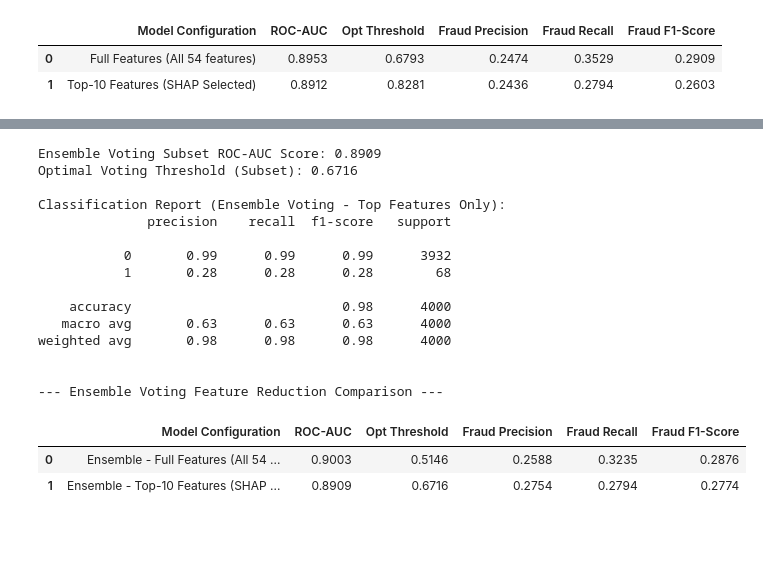
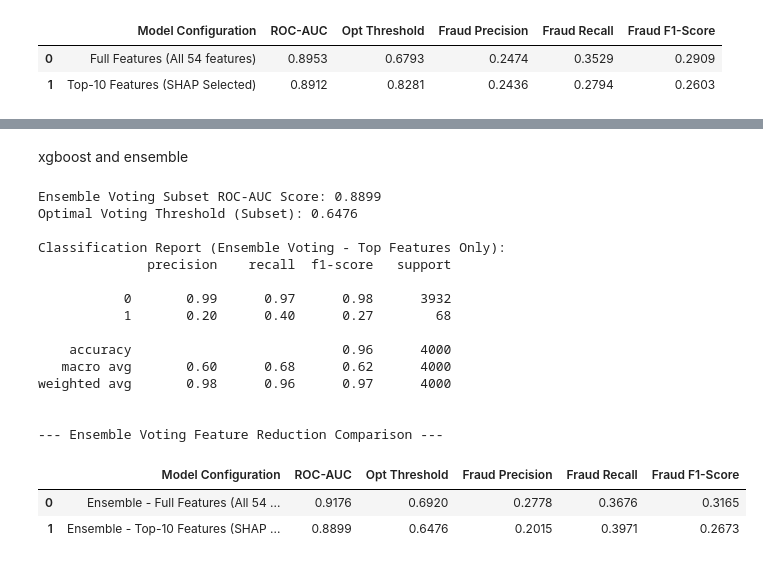
Before and after one commit to vireona/Credit-Card-Fraud-Detection, a Jupyter notebook: credit_card_project.ipynb, the cells around one changed output, grey strips where cells are left out. Cells and saved outputs as stored; diff of their text form; code cells hidden in the pictures; blank space fills up the shorter version.

```diff
--- a/credit_card_project.ipynb
+++ b/credit_card_project.ipynb
@@ -592,7 +926,8 @@ models = {
     'Random Forest': rf_model,
     'XGBoost': xgb_model,
     'LightGBM': lgb_model,
-    'Decision Tree': dt_model
+    'Decision Tree': dt_model,
+    'CatBoost': cat_model
 }
 
 results = []
@@ -653,12 +989,12 @@ import numpy as np
 from sklearn.metrics import precision_recall_curve, classification_report, roc_auc_score
 
 # 1. Get probabilities from each trained model
-y_prob_rf = rf_model.predict_proba(X_test_encoded)[:, 1]
+y_prob_cat = cat_model.predict_proba(X_test_encoded)[:, 1]
 y_prob_xgb = xgb_model.predict_proba(X_test_encoded)[:, 1]
 y_prob_lgb = lgb_model.predict_proba(X_test_encoded)[:, 1]
 
 # 2. Average them together for soft voting
-y_prob_voting = (y_prob_rf + y_prob_xgb + y_prob_lgb) / 3
+y_prob_voting = (y_prob_cat + y_prob_xgb + y_prob_lgb) / 3
 
 # 3. Print ROC-AUC Score
 print(
@@ -710,7 +1046,8 @@ models = {
     'LightGBM': y_prob_lgb,
     'XGBoost': y_prob_xgb,
     'Ensemble Voting': y_prob_voting,
-    'Decision Tree': dt_model.predict_proba(X_test_encoded)[:, 1]
+    'Decision Tree': dt_model.predict_proba(X_test_encoded)[:, 1],
+    'CatBoost': y_prob_cat
 }
 
 results = []
@@ -1154,3 +1589,5 @@ weighted avg       0.97      0.97      0.97      4000
+# %% [markdown]
+xgboost and ensemble
 # %%
 import pandas as pd
 import numpy as np
@@ -1169,12 +1606,12 @@ xgb_subset_model = XGBClassifier(
 xgb_subset_model.fit(X_train_subset, y_train)
 
 # 2. Get subset probabilities from all three ensemble members
-y_prob_rf_sub = rf_subset_model.predict_proba(X_test_subset)[:, 1]
+y_prob_cat_sub = cat_subset_model.predict_proba(X_test_subset)[:, 1]
 y_prob_xgb_sub = xgb_subset_model.predict_proba(X_test_subset)[:, 1]
 y_prob_lgb_sub = lgb_subset_model.predict_proba(X_test_subset)[:, 1]
 
 # 3. Average them for the Subset Voting Ensemble
-y_prob_voting_sub = (y_prob_rf_sub + y_prob_xgb_sub + y_prob_lgb_sub) / 3
+y_prob_voting_sub = (y_prob_cat_sub + y_prob_xgb_sub + y_prob_lgb_sub) / 3
 
 # 4. Evaluate Subset Voting Ensemble
 roc_voting_sub = roc_auc_score(y_test, y_prob_voting_sub)
@@ -1195,7 +1632,7 @@ print(classification_report(y_test, y_pred_voting_sub))
 
 # --- 5. Comparative Evaluation (Full Features vs. Subset Features) ---
 y_prob_voting_full = (
-    rf_model.predict_proba(X_test_encoded)[:, 1] +
+    cat_model.predict_proba(X_test_encoded)[:, 1] +
     xgb_model.predict_proba(X_test_encoded)[:, 1] +
     lgb_model.predict_proba(X_test_encoded)[:, 1]
 ) / 3
@@ -1218,42 +1655,42 @@ comparison_data_voting = [
         'ROC-AUC': round(roc_voting_full, 4),
         'Opt Threshold': round(best_thresh_voting_full, 4),
         'Fraud Precision': round(p_v_f[1], 4) if len(p_v_f) > 1 else 0.0,
         'Fraud Recall': round(r_v_f[1], 4) if len(r_v_f) > 1 else 0.0,
         'Fraud F1-Score': round(f_v_f[1], 4) if len(f_v_f) > 1 else 0.0
     },
     {
         'Model Configuration': f'Ensemble - Top-{len(selected_features)} Features (SHAP Selected)',
         'ROC-AUC': round(roc_voting_sub, 4),
         'Opt Threshold': round(best_thresh_voting_sub, 4),
         'Fraud Precision': round(p_v_s[1], 4) if len(p_v_s) > 1 else 0.0,
         'Fraud Recall': round(r_v_s[1], 4) if len(r_v_s) > 1 else 0.0,
         'Fraud F1-Score': round(f_v_s[1], 4) if len(f_v_s) > 1 else 0.0
     }
 ]
 
 comparison_voting_df = pd.DataFrame(comparison_data_voting)
 
 print("\n--- Ensemble Voting Feature Reduction Comparison ---")
 display(comparison_voting_df)
 # %% [output]
-Ensemble Voting Subset ROC-AUC Score: 0.8909
-Optimal Voting Threshold (Subset): 0.6716
+Ensemble Voting Subset ROC-AUC Score: 0.8899
+Optimal Voting Threshold (Subset): 0.6476
 
 Classification Report (Ensemble Voting - Top Features Only):
               precision    recall  f1-score   support
 
-           0       0.99      0.99      0.99      3932
-           1       0.28      0.28      0.28        68
+           0       0.99      0.97      0.98      3932
+           1       0.20      0.40      0.27        68
 
-    accuracy                           0.98      4000
-   macro avg       0.63      0.63      0.63      4000
-weighted avg       0.98      0.98      0.98      4000
+    accuracy                           0.96      4000
+   macro avg       0.60      0.68      0.62      4000
+weighted avg       0.98      0.96      0.97      4000
 
 
 --- Ensemble Voting Feature Reduction Comparison ---
 |  | Model Configuration | ROC-AUC | Opt Threshold | Fraud Precision | Fraud Recall | Fraud F1-Score |
-| 0 | Ensemble - Full Features (All 54 ... | 0.9003 | 0.5146 | 0.2588 | 0.3235 | 0.2876 |
-| 1 | Ensemble - Top-10 Features (SHAP ... | 0.8909 | 0.6716 | 0.2754 | 0.2794 | 0.2774 |
+| 0 | Ensemble - Full Features (All 54 ... | 0.9176 | 0.6920 | 0.2778 | 0.3676 | 0.3165 |
+| 1 | Ensemble - Top-10 Features (SHAP ... | 0.8899 | 0.6476 | 0.2015 | 0.3971 | 0.2673 |
 # %%
 import pandas as pd
 import numpy as np
```
Also changed, not shown: parts of 69 cells of this notebook, 8 other files.
